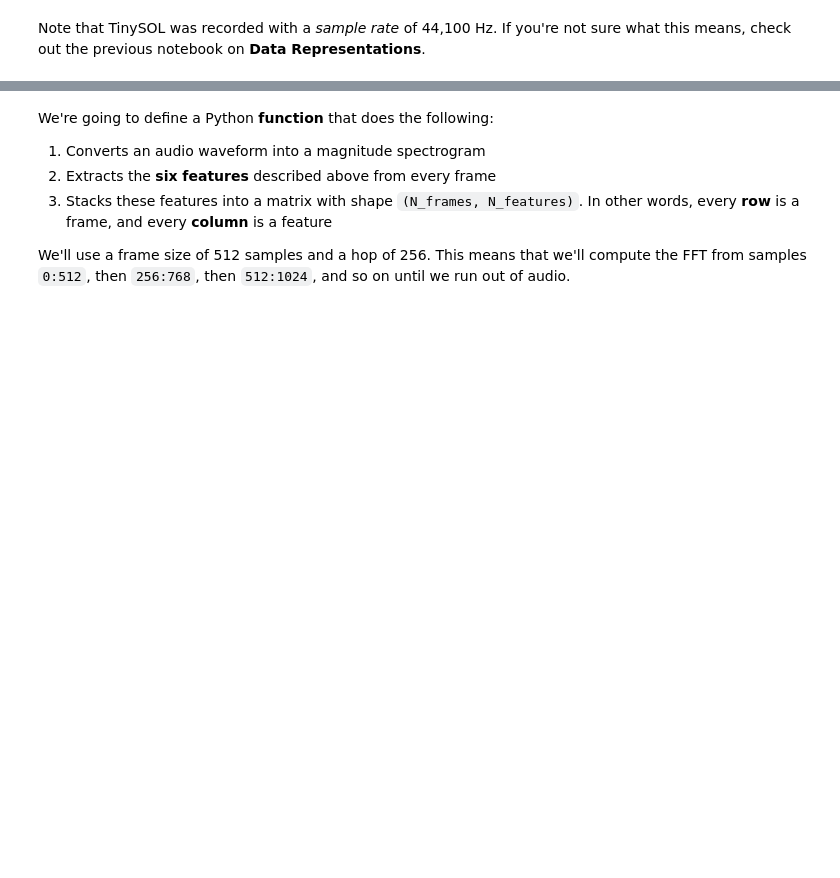
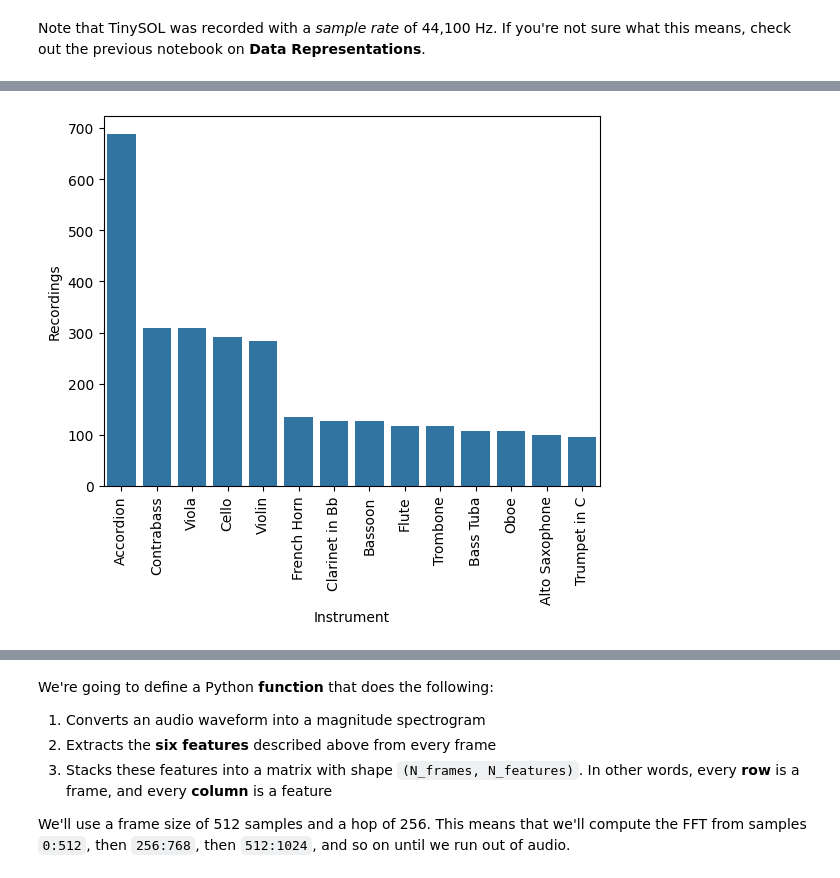
Before and after one commit to musicinformationretrieval/epsrc-ai-pipeline, a Jupyter notebook: 2_learning_paradigms.ipynb, the cells around one changed output, grey strips where cells are left out. Drawn from its saved outputs; the diff is of its cells as text; code cells hidden in the pictures; blank space fills up the shorter version.

```diff
--- a/2_learning_paradigms.ipynb
+++ b/2_learning_paradigms.ipynb
@@ -104,0 +122,9 @@ Note that TinySOL was recorded with a *sample rate* of 44,100 Hz. If you're not
+# %%
+instrs = [rec.instrument_full for rec in tinysol.load_tracks().values()]
+res = pd.Series(instrs).value_counts().reset_index(drop=False)
+sns.barplot(data=res, x="index", y="count")
+plt.xticks(rotation=90)
+plt.gca().set(xlabel="Instrument", ylabel="Recordings")
+plt.show()
+# %% [output]
+[figure, added]
```
Also changed, not shown: parts of 117 cells of this notebook.
